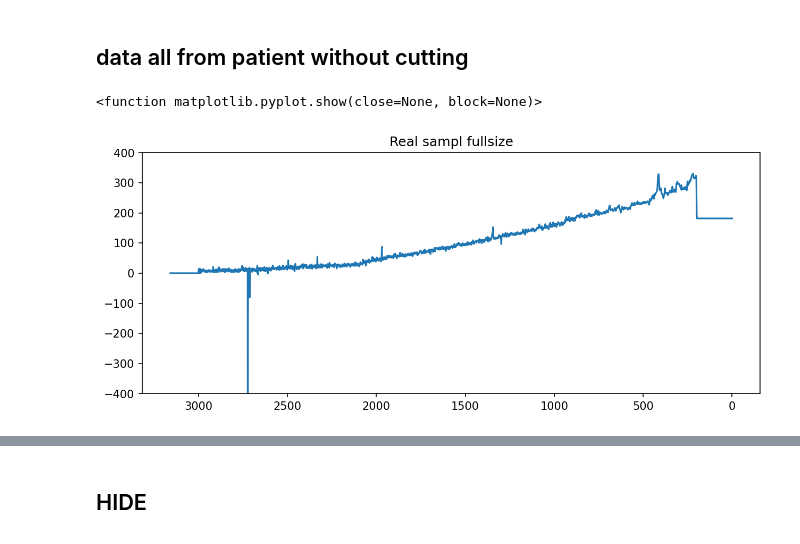
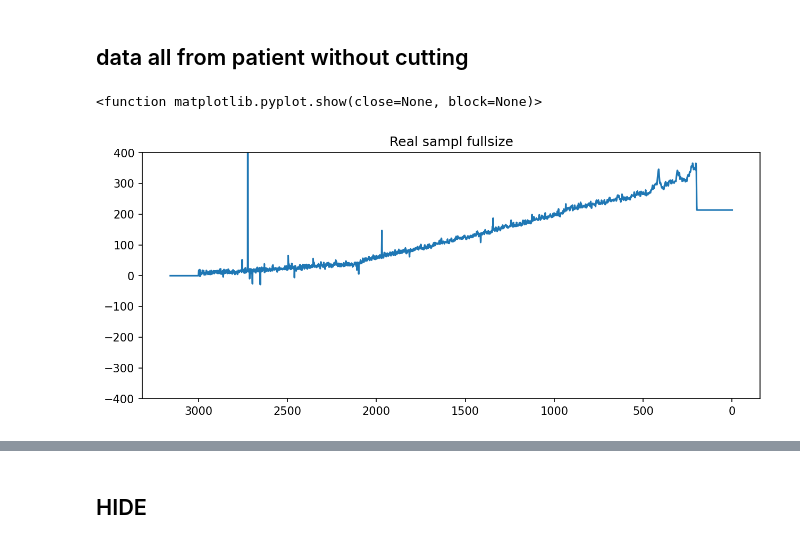
Before and after one commit to AtiChetsurakul/DataScienceAndMLProjects, a Jupyter notebook: Diabete_detection_withRamanSpec/datawatcher.ipynb, the cells around one changed output, grey strips where cells are left out. Cells and saved outputs as stored; diff of their text form; code cells hidden in the pictures.

```diff
--- a/Diabete_detection_withRamanSpec/datawatcher.ipynb
+++ b/Diabete_detection_withRamanSpec/datawatcher.ipynb
@@ -342,14 +342,18 @@ for c,Xn_train,ehealt_idx,epat_idx in zip(test_location,X_trainall,healtly_idx,p
 [figure]
 # %% [markdown]
 ## data all from patient without cutting
+# %%
+import random
+random.seed(1123)
+randnum = random.randint(0,19)
 # %%
 plt.figure(dpi=150,figsize=(10,4))
 
-plt.plot(all_Xsample[0])
+plt.plot(all_Xsample[randnum])
 plt.gca().invert_xaxis()
 plt.ylim(-400,400)
 plt.title('Real sampl fullsize')
 plt.show
 # %% [output]
 <function matplotlib.pyplot.show(close=None, block=None)>
-[figure, old version]
+[figure, new version]
```
Also changed, not shown: parts of 17 cells of this notebook, 1 other file.
